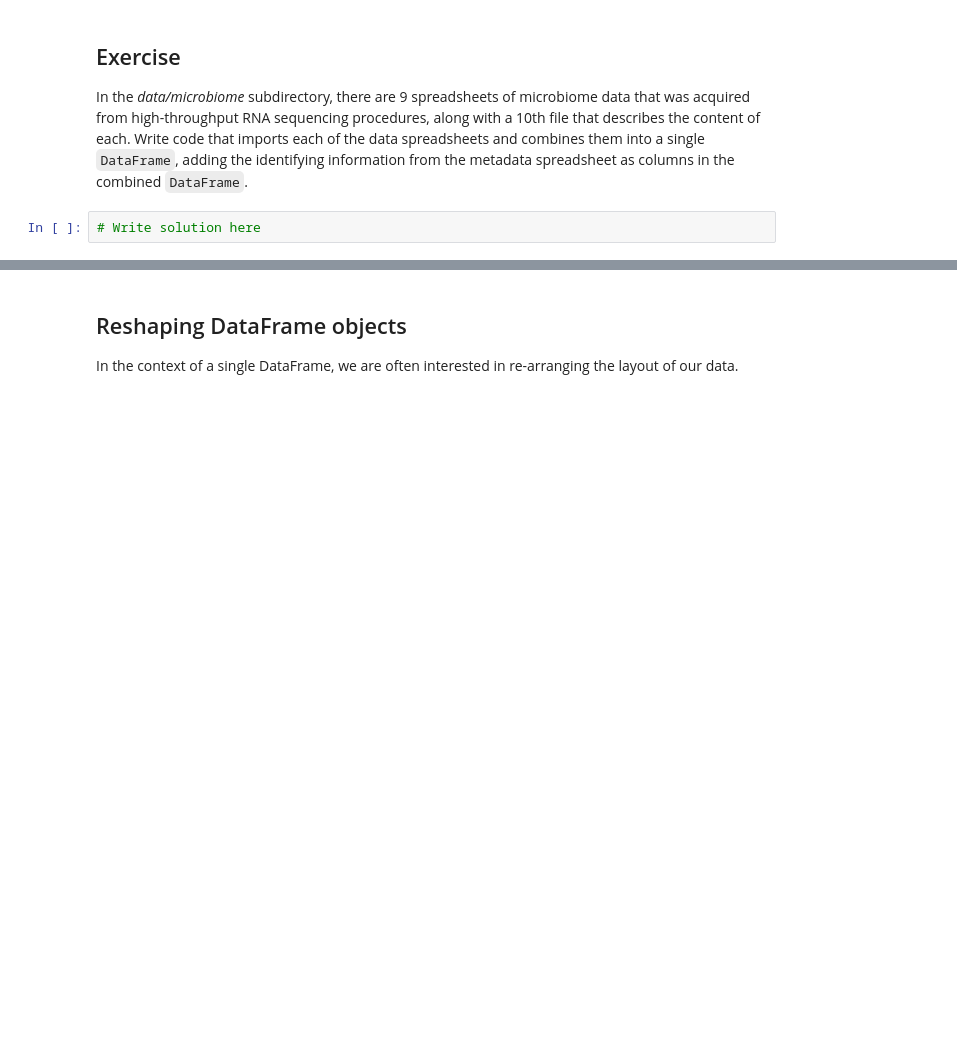
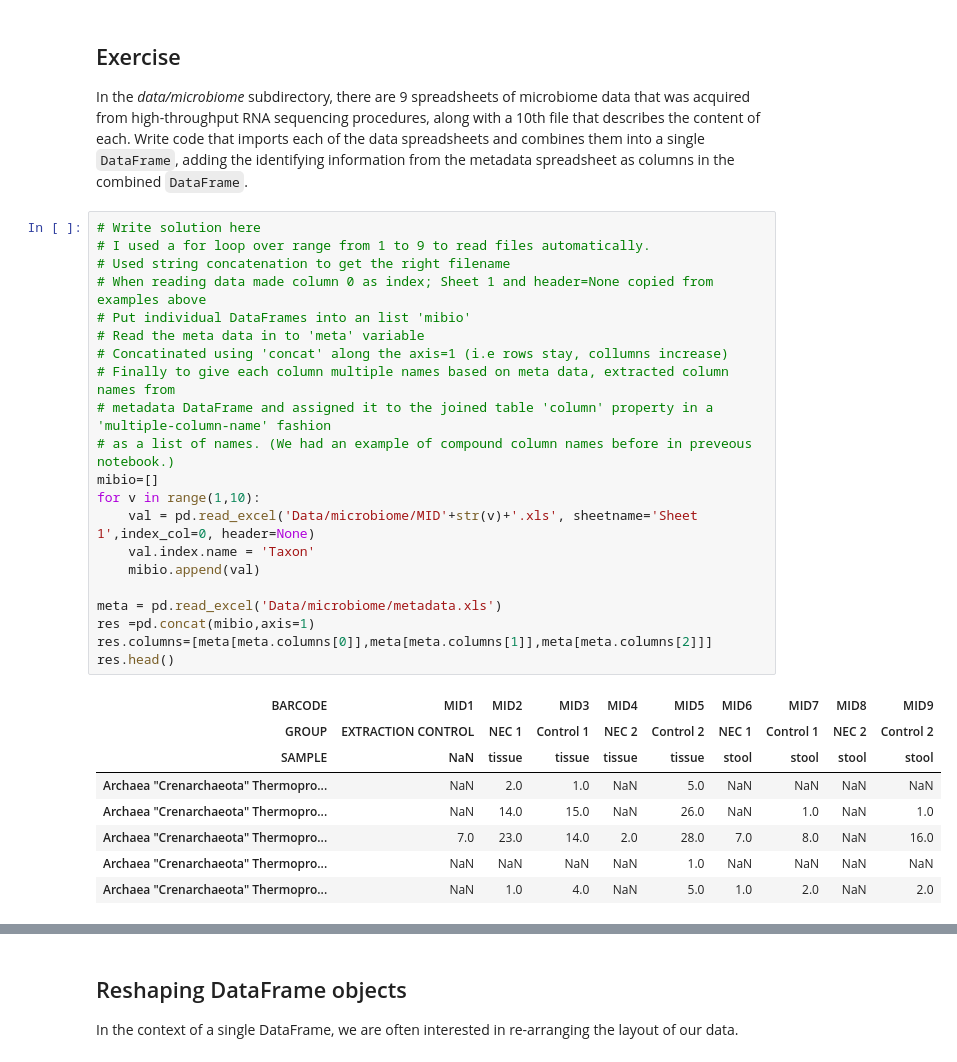
Before and after one commit to maxiande/adafm, a Jupyter notebook: 02 - Intro to Pandas/Data Wrangling with Pandas.ipynb, the cells around one changed output, grey strips where cells are left out. Saved outputs shown, nothing was run; the diff lists cells and outputs as text; blank space fills up the shorter version.

```diff
--- a/02 - Intro to Pandas/Data Wrangling with Pandas.ipynb
+++ b/02 - Intro to Pandas/Data Wrangling with Pandas.ipynb
@@ -250,5 +580,33 @@ If you want `concat` to work like `numpy.concatanate`, you may provide the `igno
 ## Exercise
 
 In the *data/microbiome* subdirectory, there are 9 spreadsheets of microbiome data that was acquired from high-throughput RNA sequencing procedures, along with a 10th file that describes the content of each. Write code that imports each of the data spreadsheets and combines them into a single `DataFrame`, adding the identifying information from the metadata spreadsheet as columns in the combined `DataFrame`.
-# %%
-# Write solution here
+# %%
+# Write solution here
+# I used a for loop over range from 1 to 9 to read files automatically.
+# Used string concatenation to get the right filename
+# When reading data made column 0 as index; Sheet 1 and header=None copied from examples above
+# Put individual DataFrames into an list 'mibio'
+# Read the meta data in to 'meta' variable
+# Concatinated using 'concat' along the axis=1 (i.e rows stay, collumns increase)
+# Finally to give each column multiple names based on meta data, extracted column names from
+# metadata DataFrame and assigned it to the joined table 'column' property in a 'multiple-column-name' fashion
+# as a list of names. (We had an example of compound column names before in preveous notebook.)
+mibio=[]
+for v in range(1,10):
+    val = pd.read_excel('Data/microbiome/MID'+str(v)+'.xls', sheetname='Sheet 1',index_col=0, header=None)
+    val.index.name = 'Taxon'
+    mibio.append(val)
+
+meta = pd.read_excel('Data/microbiome/metadata.xls')
+res =pd.concat(mibio,axis=1)
+res.columns=[meta[meta.columns[0]],meta[meta.columns[1]],meta[meta.columns[2]]]
+res.head()
+# %% [output]
+| BARCODE | MID1 | MID2 | MID3 | MID4 | MID5 | MID6 | MID7 | MID8 | MID9 |
+| GROUP | EXTRACTION CONTROL | NEC 1 | Control 1 | NEC 2 | Control 2 | NEC 1 | Control 1 | NEC 2 | Control 2 |
+| SAMPLE | NaN | tissue | tissue | tissue | tissue | stool | stool | stool | stool |
+| Archaea "Crenarchaeota" Thermopro... | NaN | 2.0 | 1.0 | NaN | 5.0 | NaN | NaN | NaN | NaN |
+| Archaea "Crenarchaeota" Thermopro... | NaN | 14.0 | 15.0 | NaN | 26.0 | NaN | 1.0 | NaN | 1.0 |
+| Archaea "Crenarchaeota" Thermopro... | 7.0 | 23.0 | 14.0 | 2.0 | 28.0 | 7.0 | 8.0 | NaN | 16.0 |
+| Archaea "Crenarchaeota" Thermopro... | NaN | NaN | NaN | NaN | 1.0 | NaN | NaN | NaN | NaN |
+| Archaea "Crenarchaeota" Thermopro... | NaN | 1.0 | 4.0 | NaN | 5.0 | 1.0 | 2.0 | NaN | 2.0 |
```
Also changed, not shown: parts of 53 cells of this notebook, 1 other file.
